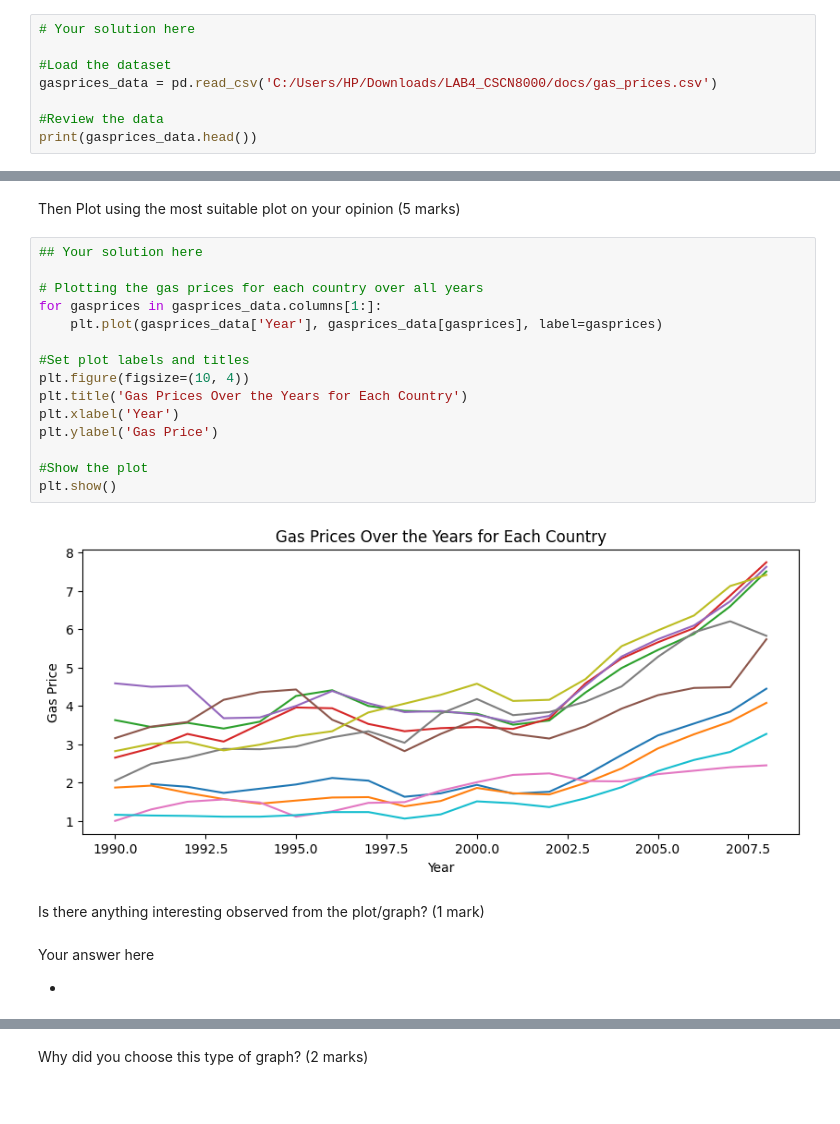
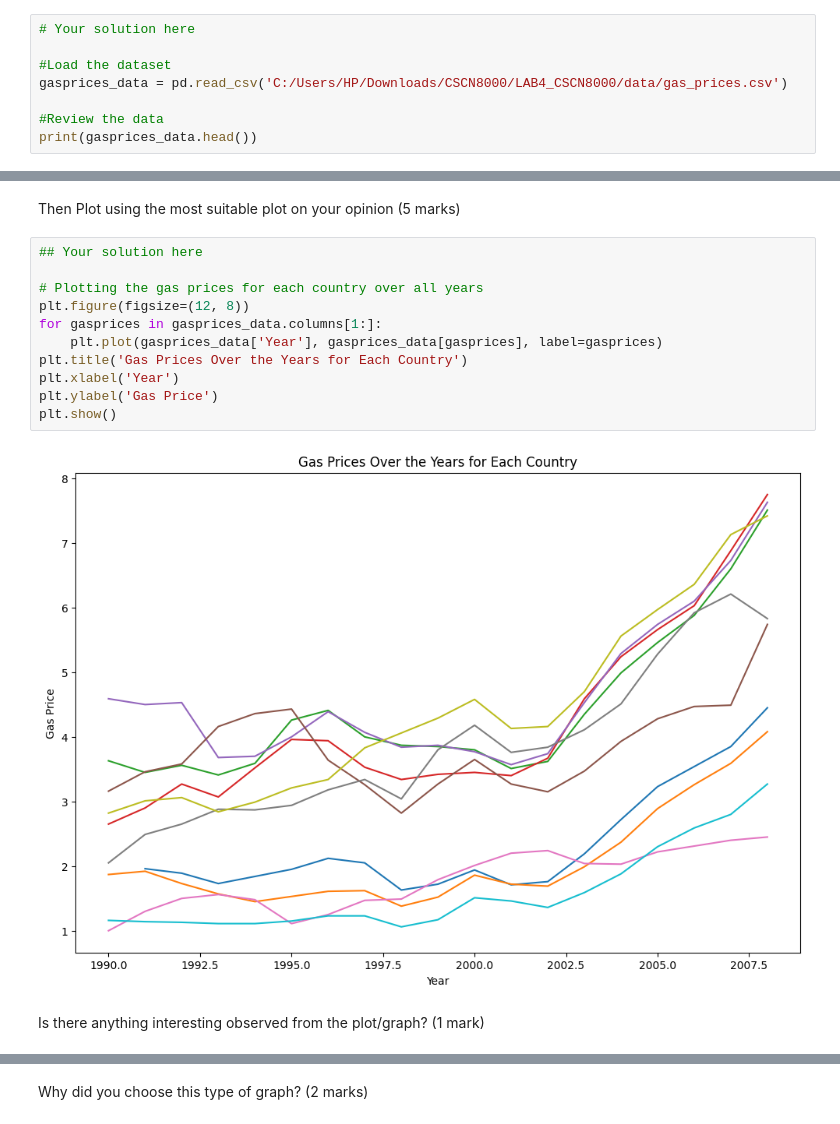
Before and after one commit to Tavleen09/LAB4_CSCN8000, a Jupyter notebook: Tavleen_section2_8977981_lab4.ipynb, the cells around one changed output, grey strips where cells are left out. Cells and saved outputs as stored; diff of their text form.

```diff
--- a/Tavleen_section2_8977981_lab4.ipynb
+++ b/Tavleen_section2_8977981_lab4.ipynb
@@ -247,7 +255,7 @@ First, review the data by taking a look at a few of the rows.
 # Your solution here
 
 #Load the dataset
-gasprices_data = pd.read_csv('C:/Users/HP/Downloads/LAB4_CSCN8000/docs/gas_prices.csv')
+gasprices_data = pd.read_csv('C:/Users/HP/Downloads/CSCN8000/LAB4_CSCN8000/data/gas_prices.csv')
 
 #Review the data
 print(gasprices_data.head())
@@ -270,23 +278,15 @@ Then Plot using the most suitable plot on your opinion (5 marks)
 # %%
 ## Your solution here
 
 # Plotting the gas prices for each country over all years
+plt.figure(figsize=(12, 8))
 for gasprices in gasprices_data.columns[1:]:
     plt.plot(gasprices_data['Year'], gasprices_data[gasprices], label=gasprices)
-
-#Set plot labels and titles
-plt.figure(figsize=(10, 4))
 plt.title('Gas Prices Over the Years for Each Country')
 plt.xlabel('Year')
 plt.ylabel('Gas Price')
-
-#Show the plot
 plt.show()
 # %% [output]
-[figure, old version]
+[figure, new version]
 # %% [markdown]
 Is there anything interesting observed from the plot/graph? (1 mark)
-# %% [markdown]
-Your answer here
-
-*
```
Also changed, not shown: parts of 20 cells of this notebook.
